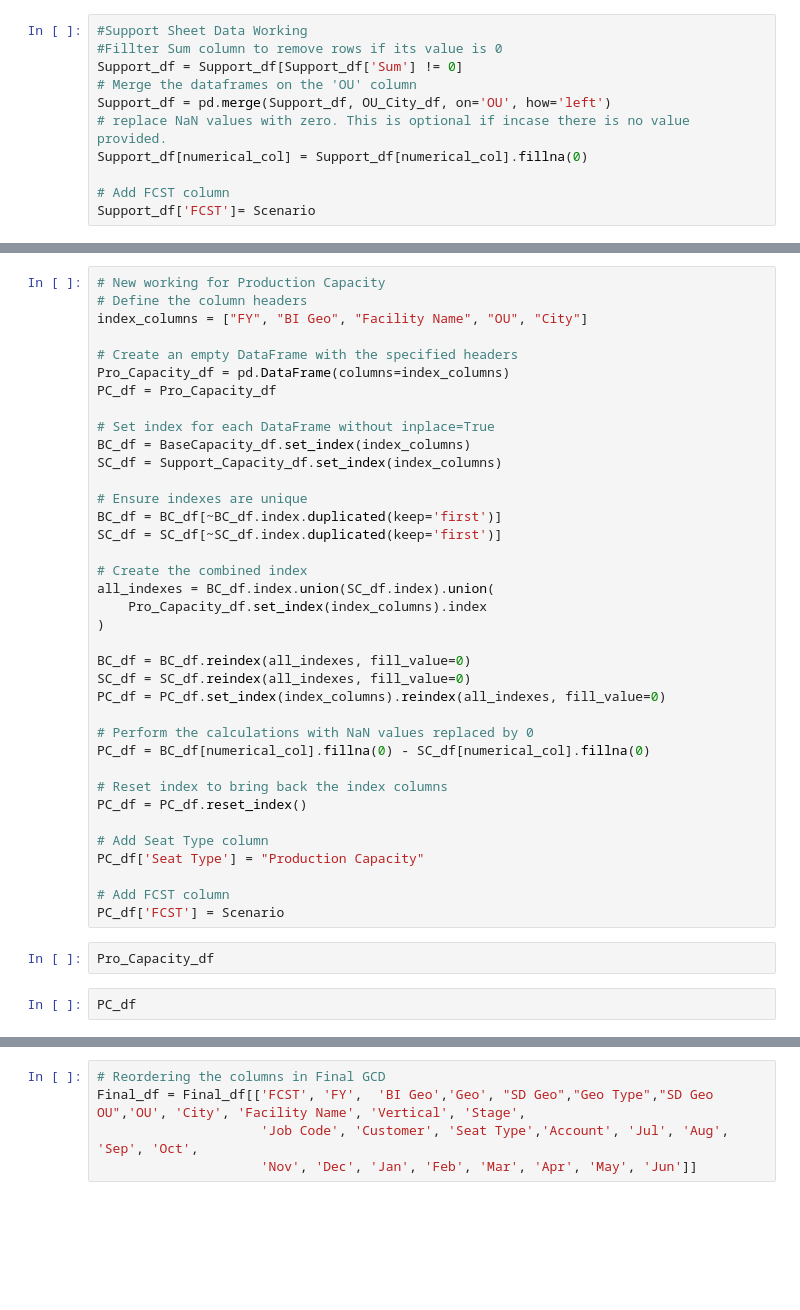
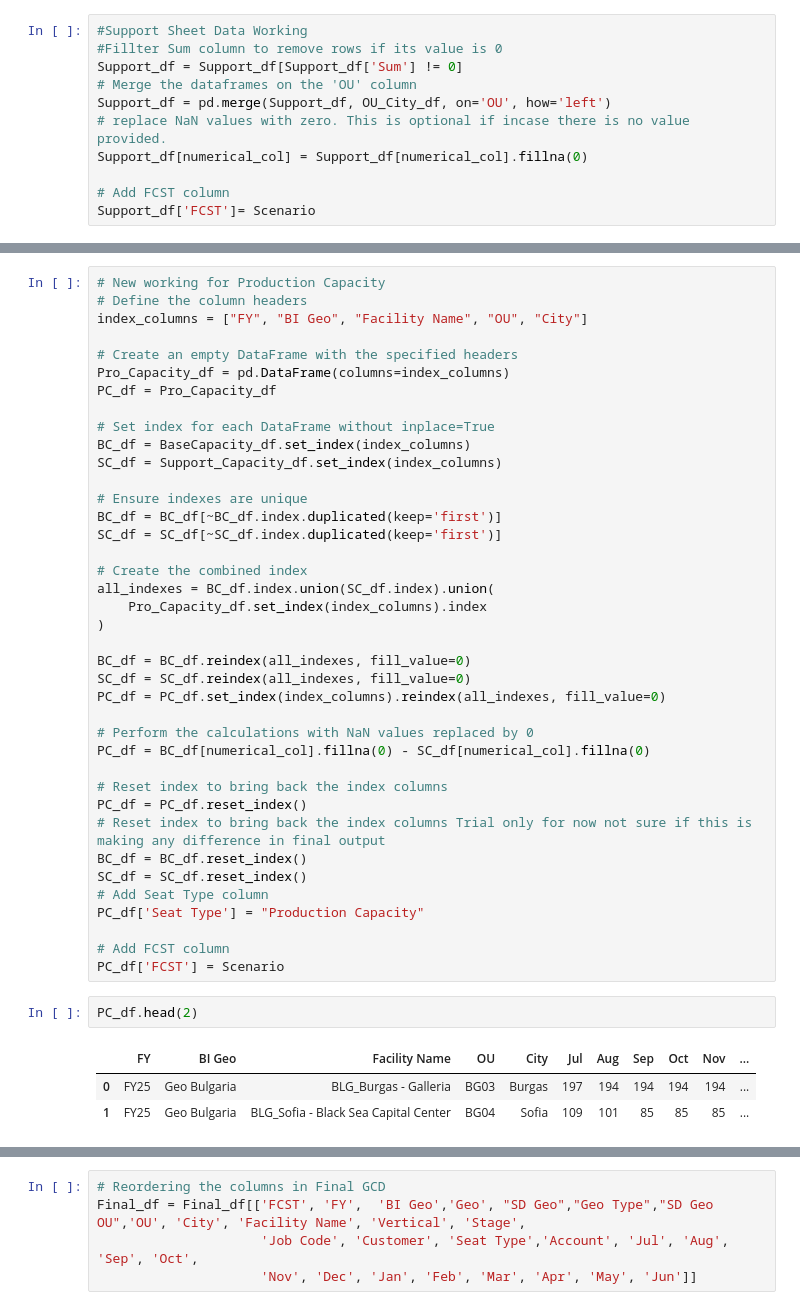
Before and after one commit to FameZeeshan/Advanced-GCD, a Jupyter notebook: main.ipynb, the cells around one changed output, grey strips where cells are left out. Saved outputs shown, nothing was run; the diff lists cells and outputs as text; blank space fills up the shorter version.

```diff
--- a/main.ipynb
+++ b/main.ipynb
@@ -301,13 +384,17 @@ PC_df = BC_df[numerical_col].fillna(0) - SC_df[numerical_col].fillna(0)
 
 # Reset index to bring back the index columns
 PC_df = PC_df.reset_index()
-
+# Reset index to bring back the index columns Trial only for now not sure if this is making any difference in final output
+BC_df = BC_df.reset_index()
+SC_df = SC_df.reset_index()
 # Add Seat Type column
 PC_df['Seat Type'] = "Production Capacity"
 
 # Add FCST column
 PC_df['FCST'] = Scenario
-# %%
-Pro_Capacity_df
 # %%
-PC_df
+PC_df.head(2)
+# %% [output]
+|  | FY | BI Geo | Facility Name | OU | City | Jul | Aug | Sep | Oct | Nov | ... |
+| 0 | FY25 | Geo Bulgaria | BLG_Burgas - Galleria | BG03 | Burgas | 197 | 194 | 194 | 194 | 194 | ... |
+| 1 | FY25 | Geo Bulgaria | BLG_Sofia - Black Sea Capital Center | BG04 | Sofia | 109 | 101 | 85 | 85 | 85 | ... |
```
Also changed, not shown: parts of 18 cells of this notebook, 4 other files.
